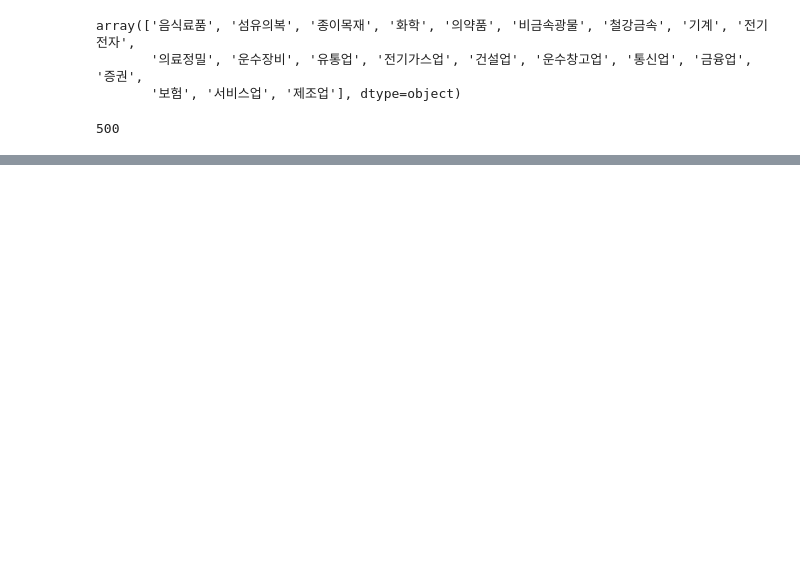
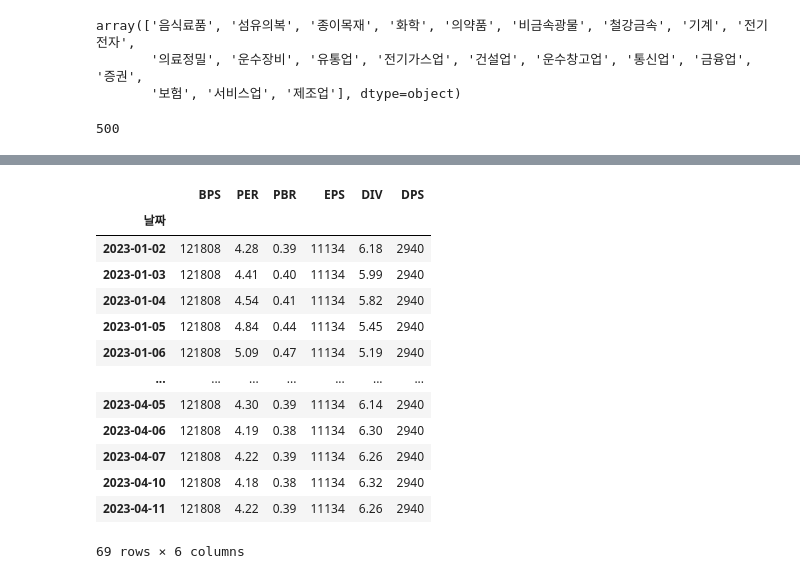
Before and after one commit to PARKHYOUNJUNG/phj_lms23, a Jupyter notebook: CODE/PHJ_12days.ipynb, the cells around one changed output, grey strips where cells are left out. Cells and saved outputs as stored; diff of their text form; code cells hidden in the pictures; blank space fills up the shorter version.

```diff
--- a/CODE/PHJ_12days.ipynb
+++ b/CODE/PHJ_12days.ipynb
@@ -188,0 +166,4 @@ NameError: ignored
+# %%
+ticker='105560'
+df = stock.get_market_trading_value_by_date(start_date, end_date, ticker)
+df.head()
@@ -188,0 +189,18 @@ NameError: ignored
+# %%
+df = stock.get_market_fundamental(start_date, end_date, ticker)
+df
+# %% [output]
+|  | BPS | PER | PBR | EPS | DIV | DPS |
+| 날짜 |  |  |  |  |  |  |
+| 2023-01-02 | 121808 | 4.28 | 0.39 | 11134 | 6.18 | 2940 |
+| 2023-01-03 | 121808 | 4.41 | 0.40 | 11134 | 5.99 | 2940 |
+| 2023-01-04 | 121808 | 4.54 | 0.41 | 11134 | 5.82 | 2940 |
+| 2023-01-05 | 121808 | 4.84 | 0.44 | 11134 | 5.45 | 2940 |
+| 2023-01-06 | 121808 | 5.09 | 0.47 | 11134 | 5.19 | 2940 |
+| ... | ... | ... | ... | ... | ... | ... |
+| 2023-04-05 | 121808 | 4.30 | 0.39 | 11134 | 6.14 | 2940 |
+| 2023-04-06 | 121808 | 4.19 | 0.38 | 11134 | 6.30 | 2940 |
+| 2023-04-07 | 121808 | 4.22 | 0.39 | 11134 | 6.26 | 2940 |
+| 2023-04-10 | 121808 | 4.18 | 0.38 | 11134 | 6.32 | 2940 |
+| 2023-04-11 | 121808 | 4.22 | 0.39 | 11134 | 6.26 | 2940 |
+69 rows × 6 columns
```
Also changed, not shown: parts of 9 cells of this notebook.
